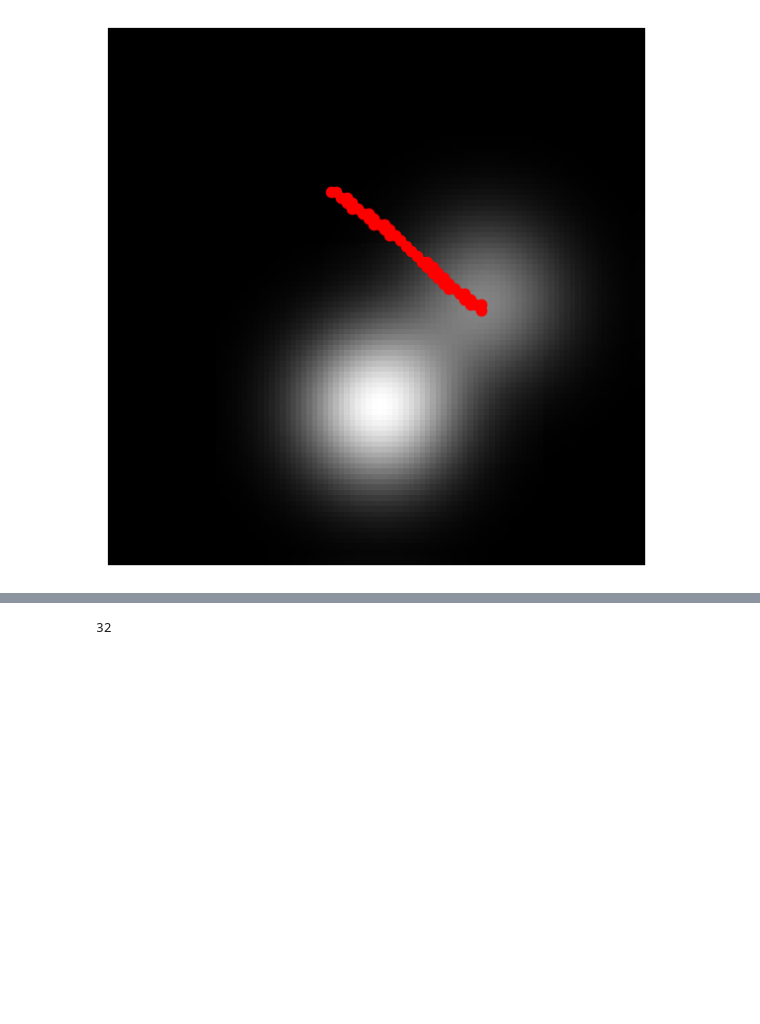
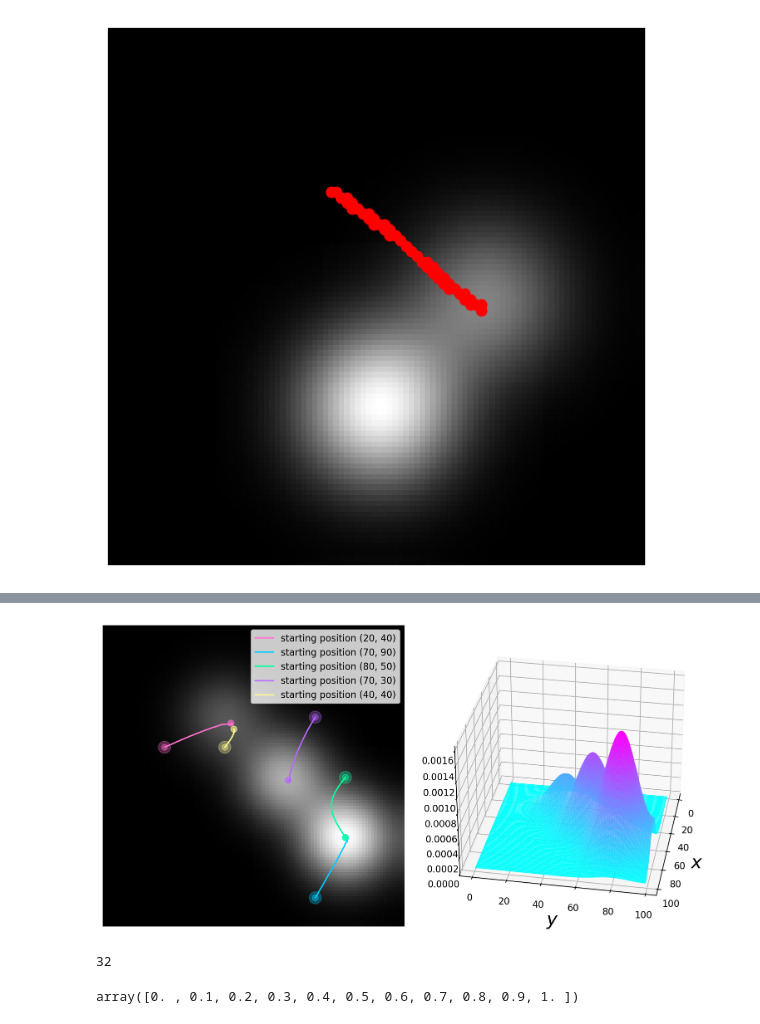
Before and after one commit to simenravnik/nmrv-2122-assignment-02, a Jupyter notebook: mean_shift.ipynb, the cells around one changed output, grey strips where cells are left out. Saved outputs shown, nothing was run; the diff lists cells and outputs as text; code cells hidden in the pictures; blank space fills up the shorter version.

```diff
--- a/mean_shift.ipynb
+++ b/mean_shift.ipynb
@@ -226,3 +188,37 @@ def try_different_parameters(responses, responses2):
     plt.savefig("./img/parameters-1.png", bbox_inches='tight')
     plt.show()
+# %%
+def try_different_parameters_responses_2(responses2):
+
+    fig, (ax21, ax22)= plt.subplots(1, 2, facecolor="white", figsize=(12, 6), dpi=160)
+    ax21.imshow(responses2, cmap='gray')
+    ax21.axis('off')
+
+    # create the x and y coordinate arrays (here we just use pixel indices)
+    xx, yy = np.mgrid[0:responses2.shape[0], 0:responses2.shape[1]]
+
+    ax22.axis('off')
+    ax22 = fig.add_subplot(1, 2, 2, projection='3d')
+    ax22.set_xlabel('$x$', fontsize=20)
+    ax22.set_ylabel('$y$', fontsize=20)
+    ax22.plot_surface(xx, yy, responses2 ,rstride=1, cstride=1, cmap=plt.cm.cool, linewidth=10, zorder=1)
+    ax22.view_init(30, 10)
+
+    color = ["#ff71ce", "#01cdfe", "#05ffa1", "#b967ff", "#fffb96"]
+    start_positions = [(20, 40), (70, 90),(80, 50), (70, 30), (40, 40)]
+    for start, c in zip(start_positions, color):
+        eps = 0.01
+        ax21.add_patch(Circle(start, 1, color=c, alpha=0.4))
+        ax21.add_patch(Circle(start, 2, color=c, alpha=0.3))
+        position, iters, positions = mean_shift(responses2, (10, 10), start, eps)
+        ax21.add_patch(Circle(position, 1, color=c, alpha=0.6))
+        x = [x for x, y in positions]
+        y = [y for x, y in positions]
+        label = "starting position " + str(start)
+        ax21.plot(x, y, color=c, markersize=5, label=label)
+
+    plt.subplots_adjust(wspace=0.05, hspace=0.05)
+    ax21.legend(loc ="upper right")
+    plt.savefig("./img/parameters-1-2.png", bbox_inches='tight')
+    plt.show()
 # %%
@@ -232,4 +228,12 @@ try_different_parameters(responses, responses2)
+# %%
+try_different_parameters_responses_2(responses2)
+# %% [output]
+[figure, added]
 # %%
 int(32.6)
 # %% [output]
 32
+# %%
+np.linspace(0,1,11)
+# %% [output]
+array([0. , 0.1, 0.2, 0.3, 0.4, 0.5, 0.6, 0.7, 0.8, 0.9, 1. ])
```
Also changed, not shown: parts of 6 cells of this notebook, 4 other files.
